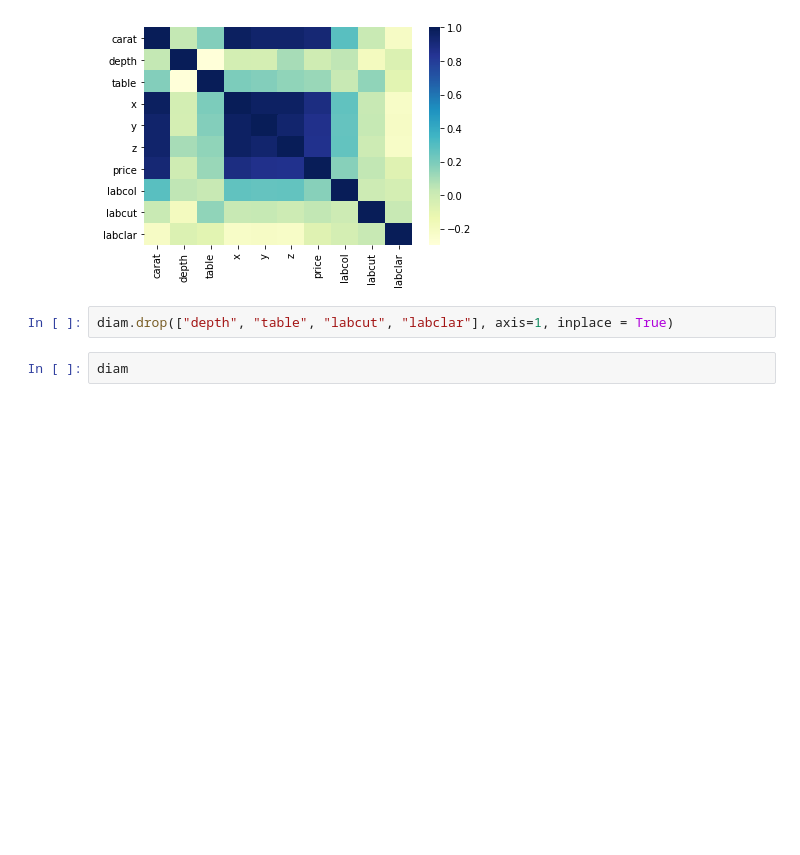
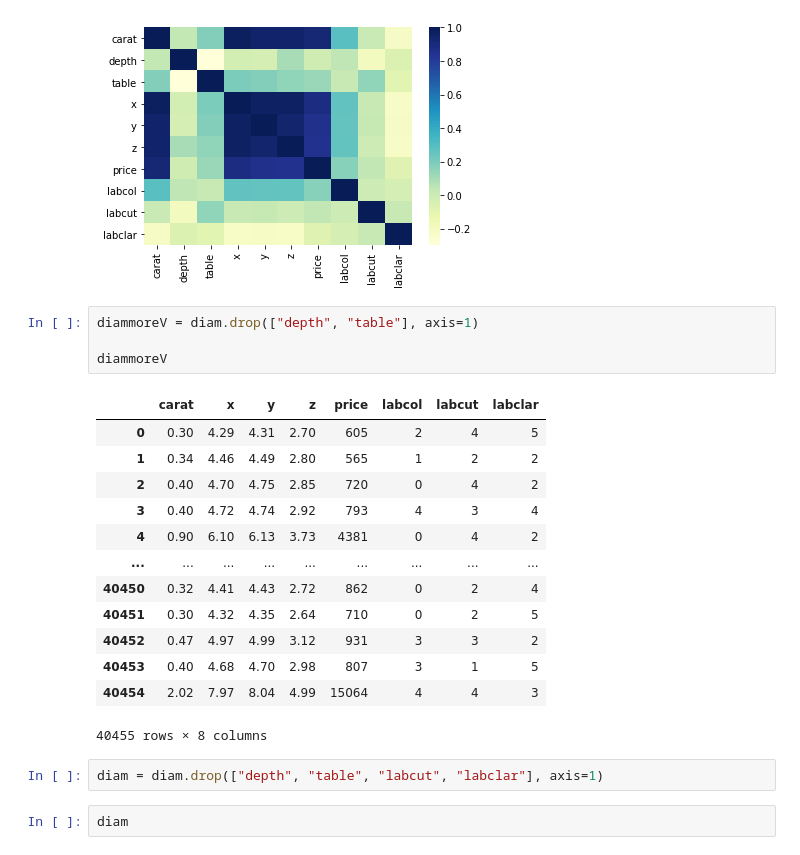
Before and after one commit to Nereland/diamonds-competition, a Jupyter notebook: explore_diamonds_ds.ipynb, the cells around one changed output. Cells and saved outputs as stored; diff of their text form; blank space fills up the shorter version.

```diff
--- a/explore_diamonds_ds.ipynb
+++ b/explore_diamonds_ds.ipynb
@@ -183,8 +183,26 @@ sns.heatmap(correldiam, cmap="YlGnBu")
 # %% [output]
 <matplotlib.axes._subplots.AxesSubplot at 0x...>
 [figure]
+# %%
+diammoreV = diam.drop(["depth", "table"], axis=1)
+
+diammoreV
+# %% [output]
+|  | carat | x | y | z | price | labcol | labcut | labclar |
+| 0 | 0.30 | 4.29 | 4.31 | 2.70 | 605 | 2 | 4 | 5 |
+| 1 | 0.34 | 4.46 | 4.49 | 2.80 | 565 | 1 | 2 | 2 |
+| 2 | 0.40 | 4.70 | 4.75 | 2.85 | 720 | 0 | 4 | 2 |
+| 3 | 0.40 | 4.72 | 4.74 | 2.92 | 793 | 4 | 3 | 4 |
+| 4 | 0.90 | 6.10 | 6.13 | 3.73 | 4381 | 0 | 4 | 2 |
+| ... | ... | ... | ... | ... | ... | ... | ... | ... |
+| 40450 | 0.32 | 4.41 | 4.43 | 2.72 | 862 | 0 | 2 | 4 |
+| 40451 | 0.30 | 4.32 | 4.35 | 2.64 | 710 | 0 | 2 | 5 |
+| 40452 | 0.47 | 4.97 | 4.99 | 3.12 | 931 | 3 | 3 | 2 |
+| 40453 | 0.40 | 4.68 | 4.70 | 2.98 | 807 | 3 | 1 | 5 |
+| 40454 | 2.02 | 7.97 | 8.04 | 4.99 | 15064 | 4 | 4 | 3 |
+40455 rows × 8 columns
 # %%
-diam.drop(["depth", "table", "labcut", "labclar"], axis=1, inplace = True)
+diam = diam.drop(["depth", "table", "labcut", "labclar"], axis=1)
 # %%
 diam
 # %% [output]
```
Also changed, not shown: parts of 1 cell of this notebook, 15 other files.
